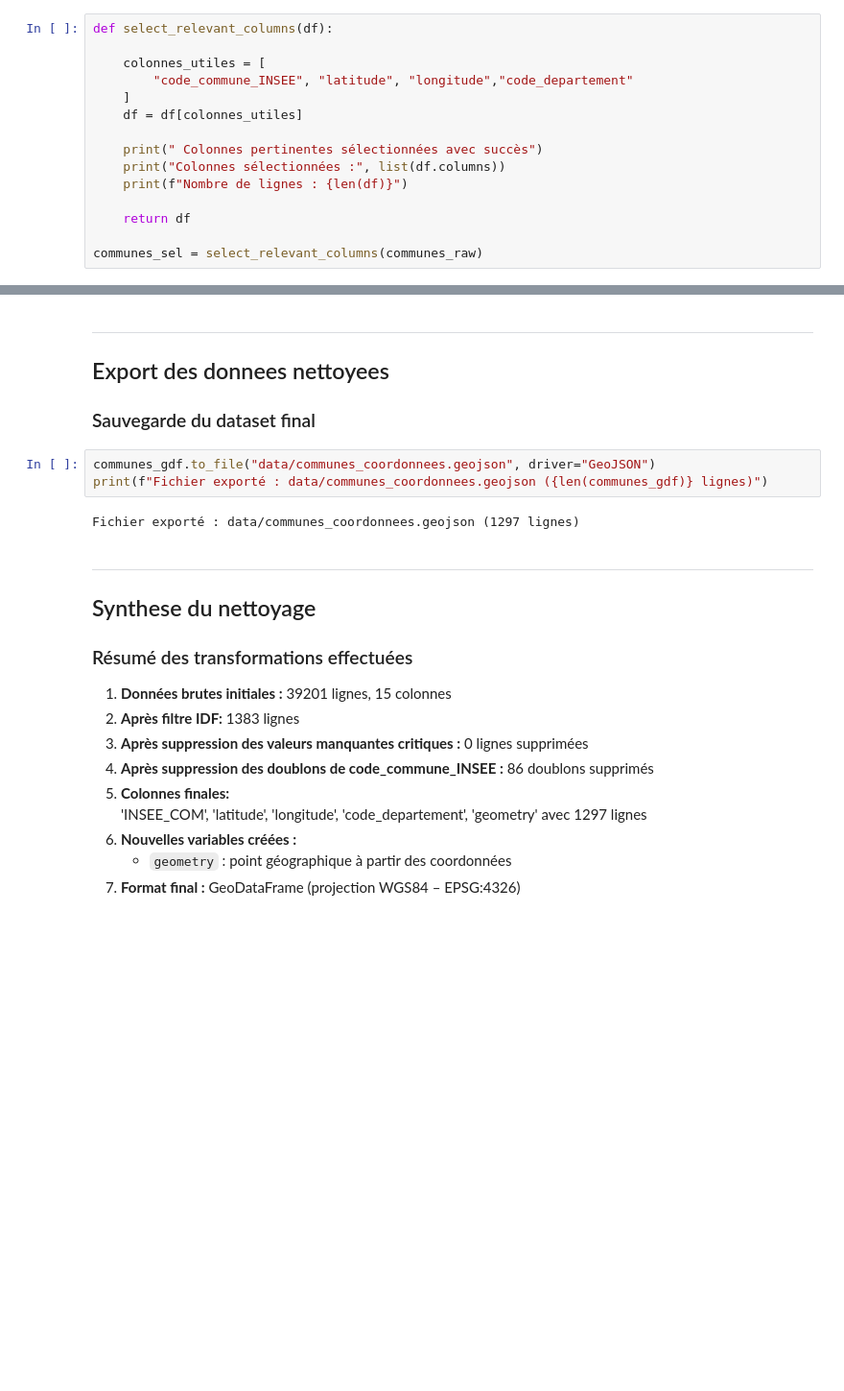
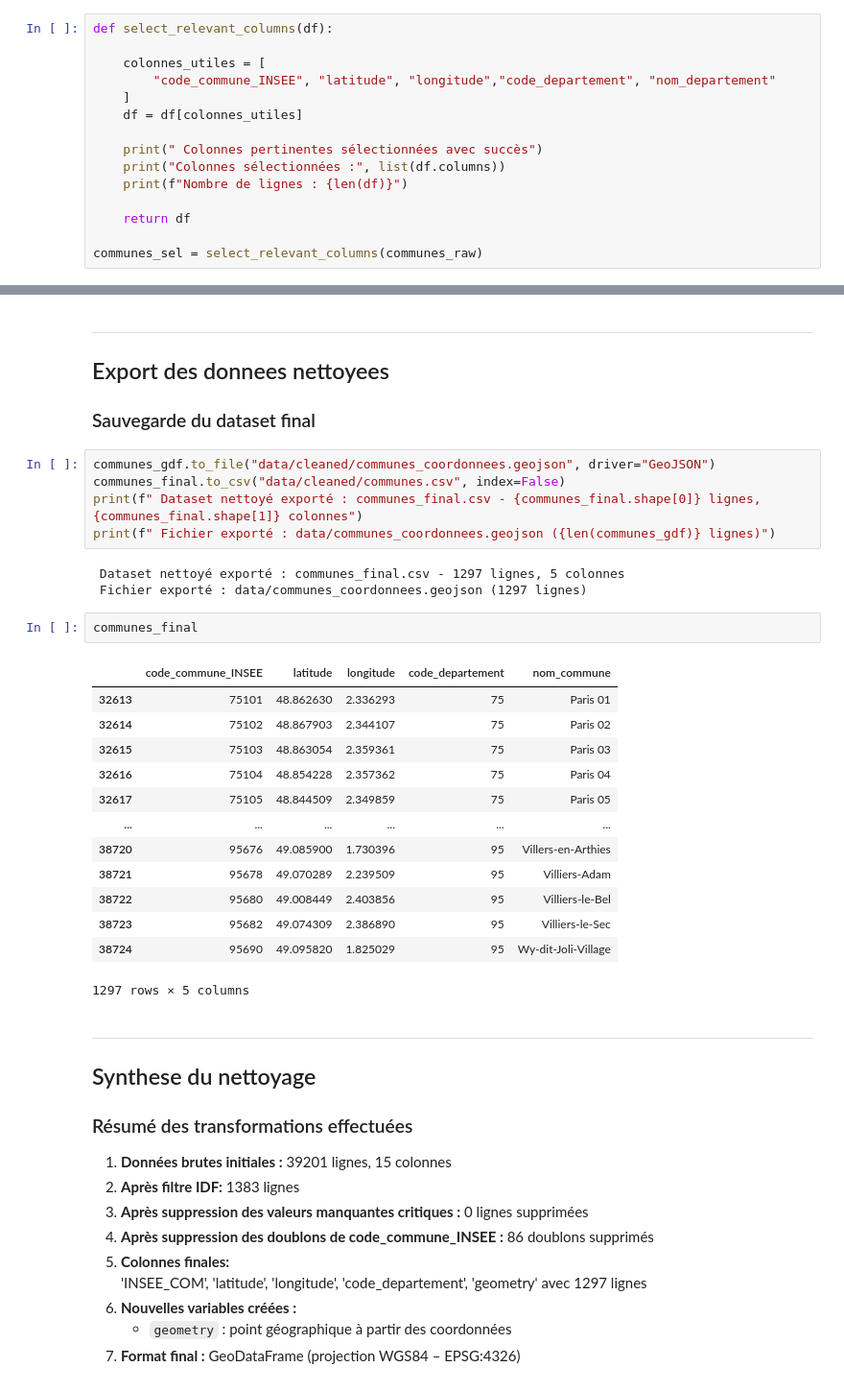
Before and after one commit to jenzah/s7_data_science, a Jupyter notebook: projet_ds_donnees_code_insee.ipynb, the cells around one changed output, grey strips where cells are left out. Shown at 96% size. Saved outputs shown, nothing was run; the diff lists cells and outputs as text; blank space fills up the shorter version.

```diff
--- a/projet_ds_donnees_code_insee.ipynb
+++ b/projet_ds_donnees_code_insee.ipynb
@@ -172,7 +170,7 @@ Les colonnes essentielles pour l’analyse centrée sur la localisation des tran
 def select_relevant_columns(df):
 
     colonnes_utiles = [
-        "code_commune_INSEE", "latitude", "longitude","code_departement"
+        "code_commune_INSEE", "latitude", "longitude","code_departement", "nom_departement"
     ]
     df = df[colonnes_utiles]
 
@@ -384,10 +382,29 @@ spatial_distribution(communes_gdf)
 
 ### Sauvegarde du dataset final
 # %%
-communes_gdf.to_file("data/communes_coordonnees.geojson", driver="GeoJSON")
-print(f"Fichier exporté : data/communes_coordonnees.geojson ({len(communes_gdf)} lignes)")
+communes_gdf.to_file("data/cleaned/communes_coordonnees.geojson", driver="GeoJSON")
+communes_final.to_csv("data/cleaned/communes.csv", index=False)
+print(f" Dataset nettoyé exporté : communes_final.csv - {communes_final.shape[0]} lignes, {communes_final.shape[1]} colonnes")
+print(f" Fichier exporté : data/communes_coordonnees.geojson ({len(communes_gdf)} lignes)")
 # %% [output]
-Fichier exporté : data/communes_coordonnees.geojson (1297 lignes)
+ Dataset nettoyé exporté : communes_final.csv - 1297 lignes, 5 colonnes
+ Fichier exporté : data/communes_coordonnees.geojson (1297 lignes)
+# %%
+communes_final
+# %% [output]
+|  | code_commune_INSEE | latitude | longitude | code_departement | nom_commune |
+| 32613 | 75101 | 48.862630 | 2.336293 | 75 | Paris 01 |
+| 32614 | 75102 | 48.867903 | 2.344107 | 75 | Paris 02 |
+| 32615 | 75103 | 48.863054 | 2.359361 | 75 | Paris 03 |
+| 32616 | 75104 | 48.854228 | 2.357362 | 75 | Paris 04 |
+| 32617 | 75105 | 48.844509 | 2.349859 | 75 | Paris 05 |
+| ... | ... | ... | ... | ... | ... |
+| 38720 | 95676 | 49.085900 | 1.730396 | 95 | Villers-en-Arthies |
+| 38721 | 95678 | 49.070289 | 2.239509 | 95 | Villiers-Adam |
+| 38722 | 95680 | 49.008449 | 2.403856 | 95 | Villiers-le-Bel |
+| 38723 | 95682 | 49.074309 | 2.386890 | 95 | Villiers-le-Sec |
+| 38724 | 95690 | 49.095820 | 1.825029 | 95 | Wy-dit-Joli-Village |
+1297 rows × 5 columns
 # %% [markdown]
 ---
 
```
Also changed, not shown: parts of 7 cells of this notebook, 6 other files.
